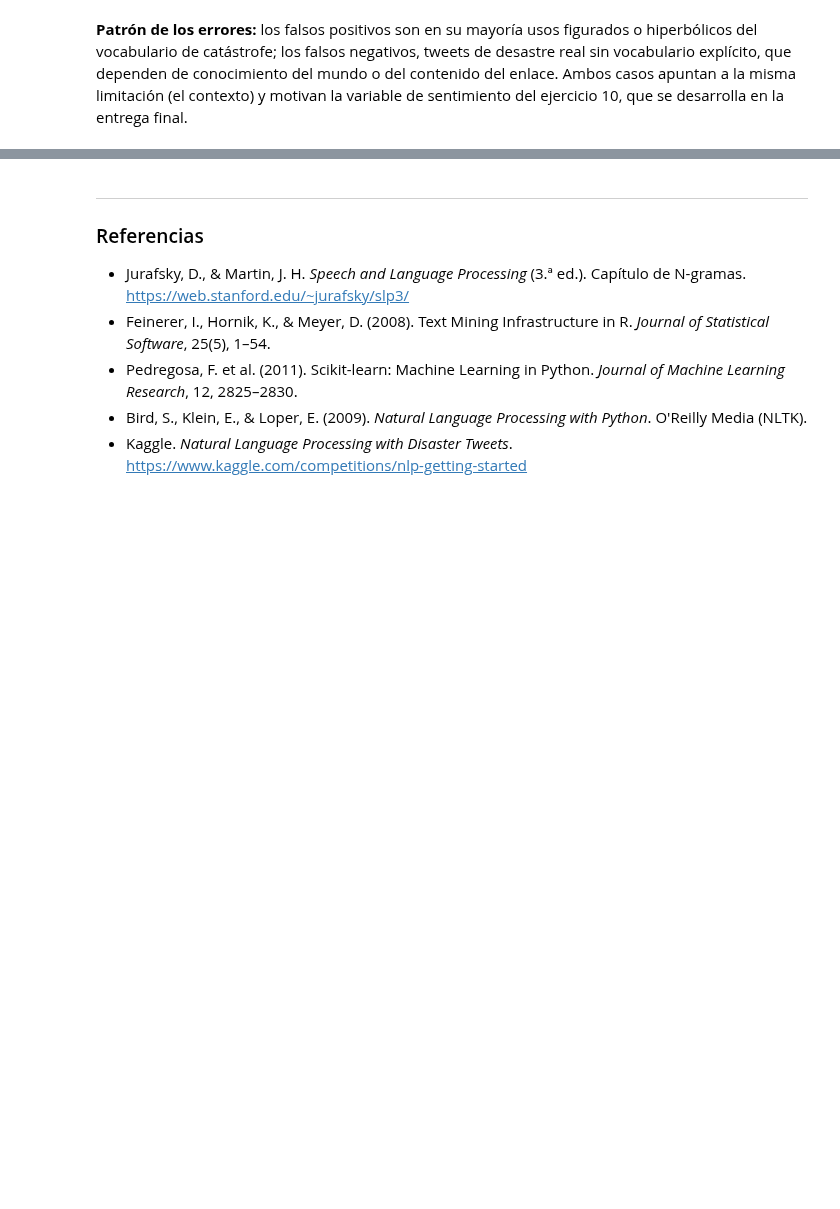
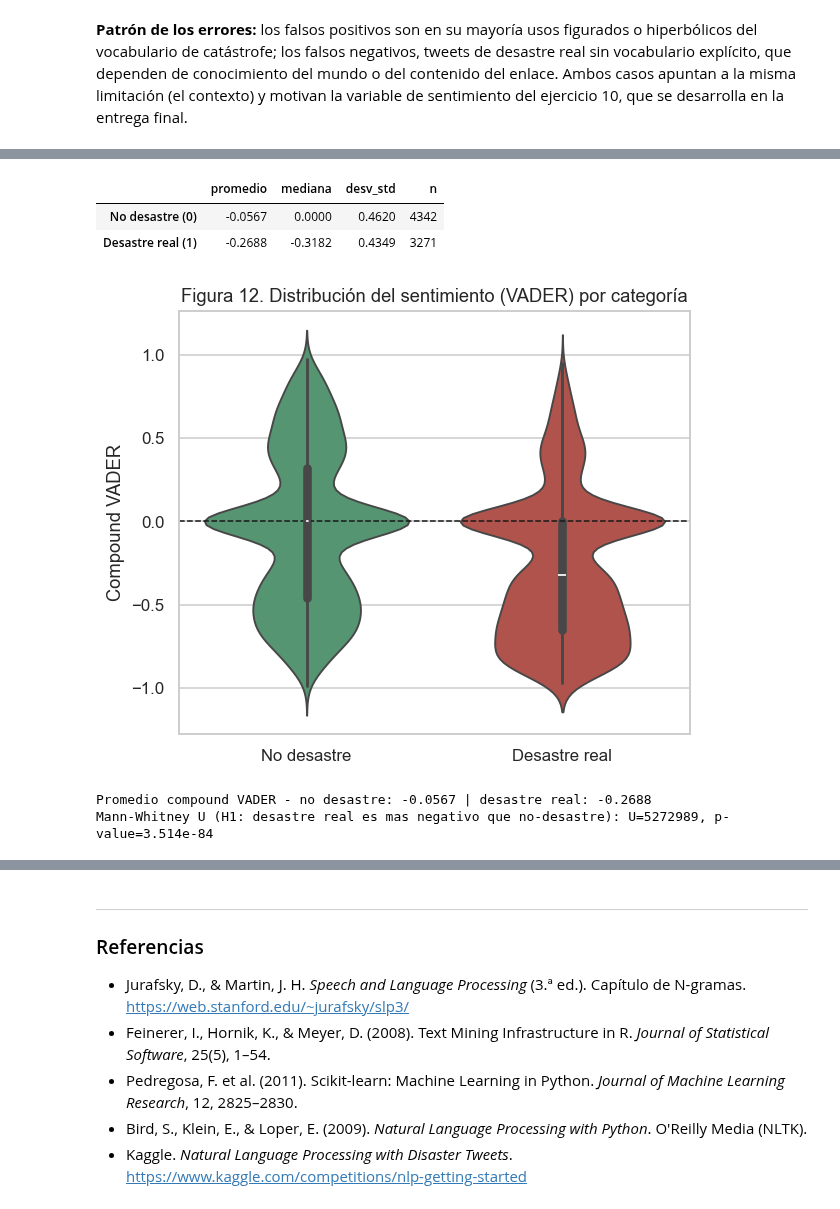
Before and after one commit to nicollegordillo/Mineria-de-Textos-y-analisis-de-sentimiento, a Jupyter notebook: Lab5_mineria_texto.ipynb, the cells around one changed output, grey strips where cells are left out. Cells and saved outputs as stored; diff of their text form; code cells hidden in the pictures; blank space fills up the shorter version.

```diff
--- a/Lab5_mineria_texto.ipynb
+++ b/Lab5_mineria_texto.ipynb
@@ -975,0 +1158,14 @@ la misma limitación (el contexto) y motivan la variable de sentimiento del ejer
+# %%
+from nltk.sentiment import SentimentIntensityAnalyzer
+
+sia = SentimentIntensityAnalyzer()
+d["vader_compound"] = d["texto_sent"].apply(lambda t: sia.polarity_scores(t)["compound"])
+
+def etiqueta_vader(compound, umbral=0.05):
+    if compound >= umbral: return "Positivo"
+    if compound <= -umbral: return "Negativo"
+    return "Neutro"
+
+d["sentimiento"] = d["vader_compound"].apply(etiqueta_vader)
+print(d["sentimiento"].value_counts(), "\n")
+print((d["sentimiento"].value_counts(normalize=True) * 100).round(2))
@@ -975,0 +1334,31 @@ la misma limitación (el contexto) y motivan la variable de sentimiento del ejer
+# %%
+resumen_categoria = (d.groupby("target")["vader_compound"]
+                        .agg(promedio="mean", mediana="median", desv_std="std", n="count")
+                        .round(4))
+resumen_categoria.index = ["No desastre (0)", "Desastre real (1)"]
+resumen_categoria.to_csv(TAB / "tabla09_sentimiento_por_categoria.csv")
+resumen_categoria
+# %% [output]
+|  | promedio | mediana | desv_std | n |
+| No desastre (0) | -0.0567 | 0.0000 | 0.4620 | 4342 |
+| Desastre real (1) | -0.2688 | -0.3182 | 0.4349 | 3271 |
+# %%
+fig, ax = plt.subplots(figsize=(6, 5))
+sns.violinplot(data=d, x="target", y="vader_compound", hue="target",
+               palette={0: "#4C9F70", 1: "#C1443C"}, legend=False, ax=ax)
+ax.set_xticks([0, 1]); ax.set_xticklabels(["No desastre", "Desastre real"])
+ax.axhline(0, color="k", lw=1, ls="--")
+ax.set_xlabel(""); ax.set_ylabel("Compound VADER")
+ax.set_title("Figura 12. Distribución del sentimiento (VADER) por categoría")
+guardar(fig, "fig12_sentimiento_por_categoria"); plt.show()
+
+neg1 = d.loc[d["target"] == 1, "vader_compound"]
+neg0 = d.loc[d["target"] == 0, "vader_compound"]
+u_stat, p_val = st.mannwhitneyu(neg1, neg0, alternative="less")
+print(f"Promedio compound VADER - no desastre: {neg0.mean():.4f} | desastre real: {neg1.mean():.4f}")
+print(f"Mann-Whitney U (H1: desastre real es mas negativo que no-desastre): "
+      f"U={u_stat:.0f}, p-value={p_val:.4g}")
+# %% [output]
+[figure, added]
+Promedio compound VADER - no desastre: -0.0567 | desastre real: -0.2688
+Mann-Whitney U (H1: desastre real es mas negativo que no-desastre): U=5272989, p-value=3.514e-84
```
Also changed, not shown: parts of 35 cells of this notebook, 21 other files.
